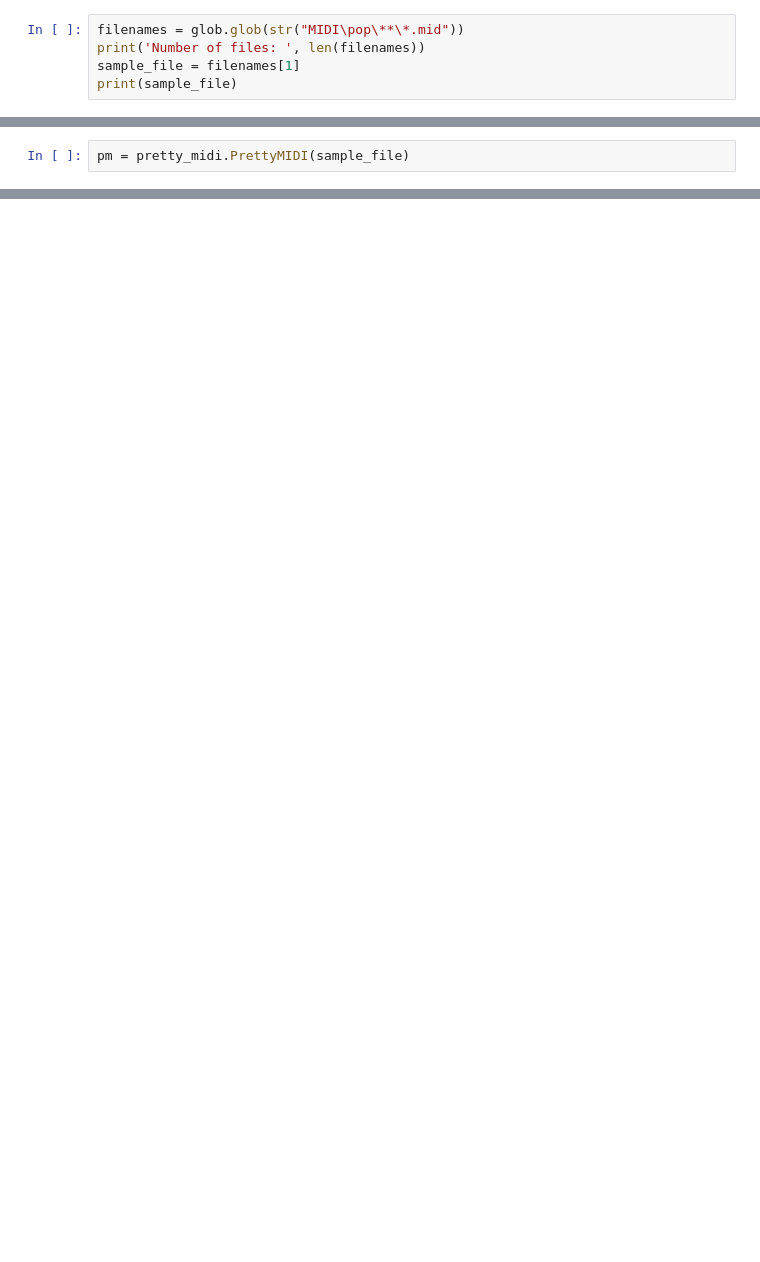
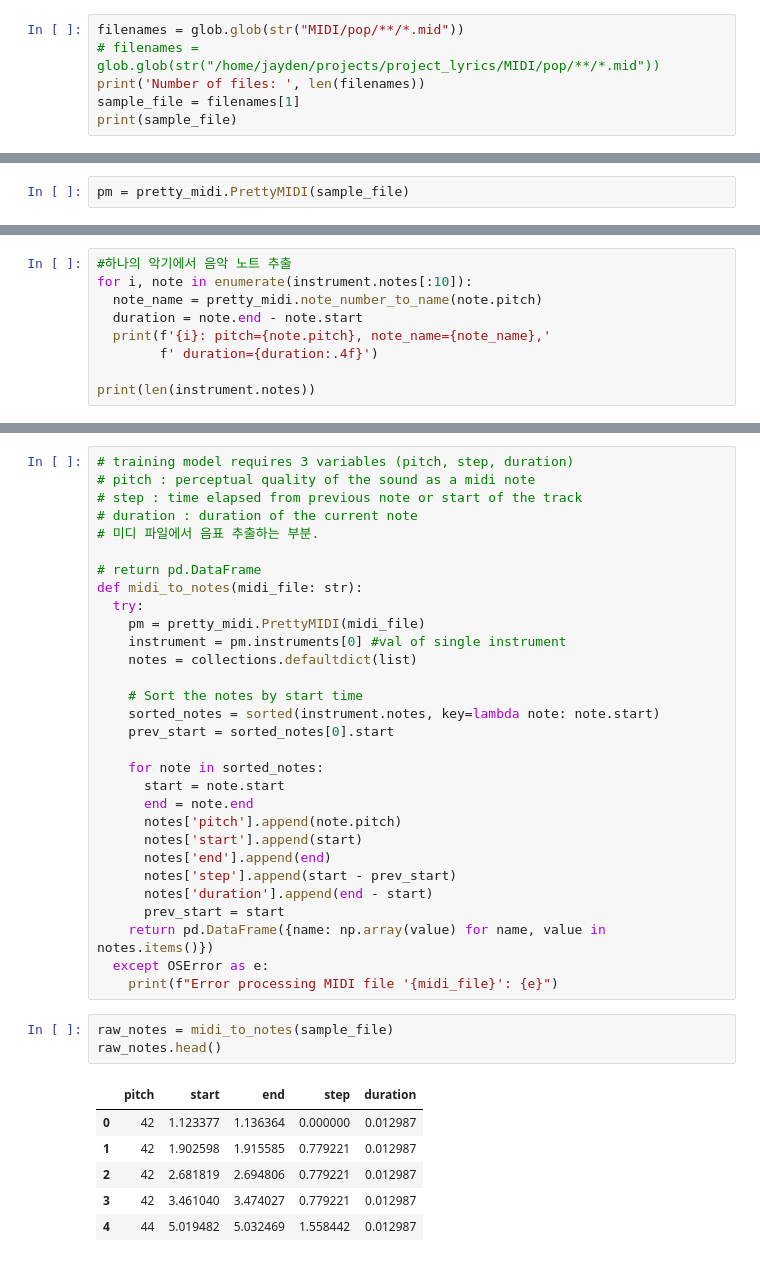
Before and after one commit to JaydenCJH/project_lyrics, a Jupyter notebook: MIDI_music_gen.ipynb, the cells around one changed output, grey strips where cells are left out. Drawn from its saved outputs; the diff is of its cells as text; blank space fills up the shorter version.

```diff
--- a/MIDI_music_gen.ipynb
+++ b/MIDI_music_gen.ipynb
@@ -20,7 +26,8 @@ np.random.seed(seed)
 # Sampling rate for audio playback
 _SAMPLING_RATE = 16000
 # %%
-filenames = glob.glob(str("MIDI\pop\**\*.mid"))
+filenames = glob.glob(str("MIDI/pop/**/*.mid"))
+# filenames = glob.glob(str("/home/jayden/projects/project_lyrics/MIDI/pop/**/*.mid"))
 print('Number of files: ', len(filenames))
 sample_file = filenames[1]
 print(sample_file)
@@ -49,0 +74,9 @@ AttributeError: module 'fluidsynth' has no attribute 'Synth'
+# %%
+#하나의 악기에서 음악 노트 추출
+for i, note in enumerate(instrument.notes[:10]):
+  note_name = pretty_midi.note_number_to_name(note.pitch)
+  duration = note.end - note.start
+  print(f'{i}: pitch={note.pitch}, note_name={note_name},'
+        f' duration={duration:.4f}')
+
+print(len(instrument.notes))
@@ -49,0 +95,40 @@ AttributeError: module 'fluidsynth' has no attribute 'Synth'
+# %%
+# training model requires 3 variables (pitch, step, duration)
+# pitch : perceptual quality of the sound as a midi note
+# step : time elapsed from previous note or start of the track
+# duration : duration of the current note
+# 미디 파일에서 음표 추출하는 부분.
+
+# return pd.DataFrame
+def midi_to_notes(midi_file: str):
+  try:
+    pm = pretty_midi.PrettyMIDI(midi_file)
+    instrument = pm.instruments[0] #val of single instrument
+    notes = collections.defaultdict(list)
+
+    # Sort the notes by start time
+    sorted_notes = sorted(instrument.notes, key=lambda note: note.start)
+    prev_start = sorted_notes[0].start
+
+    for note in sorted_notes:
+      start = note.start
+      end = note.end
+      notes['pitch'].append(note.pitch)
+      notes['start'].append(start)
+      notes['end'].append(end)
+      notes['step'].append(start - prev_start)
+      notes['duration'].append(end - start)
+      prev_start = start
+    return pd.DataFrame({name: np.array(value) for name, value in notes.items()})
+  except OSError as e:
+    print(f"Error processing MIDI file '{midi_file}': {e}")
+# %%
+raw_notes = midi_to_notes(sample_file)
+raw_notes.head()
+# %% [output]
+|  | pitch | start | end | step | duration |
+| 0 | 42 | 1.123377 | 1.136364 | 0.000000 | 0.012987 |
+| 1 | 42 | 1.902598 | 1.915585 | 0.779221 | 0.012987 |
+| 2 | 42 | 2.681819 | 2.694806 | 0.779221 | 0.012987 |
+| 3 | 42 | 3.461040 | 3.474027 | 0.779221 | 0.012987 |
+| 4 | 44 | 5.019482 | 5.032469 | 1.558442 | 0.012987 |
```
Also changed, not shown: parts of 26 cells of this notebook, 1 other file.
